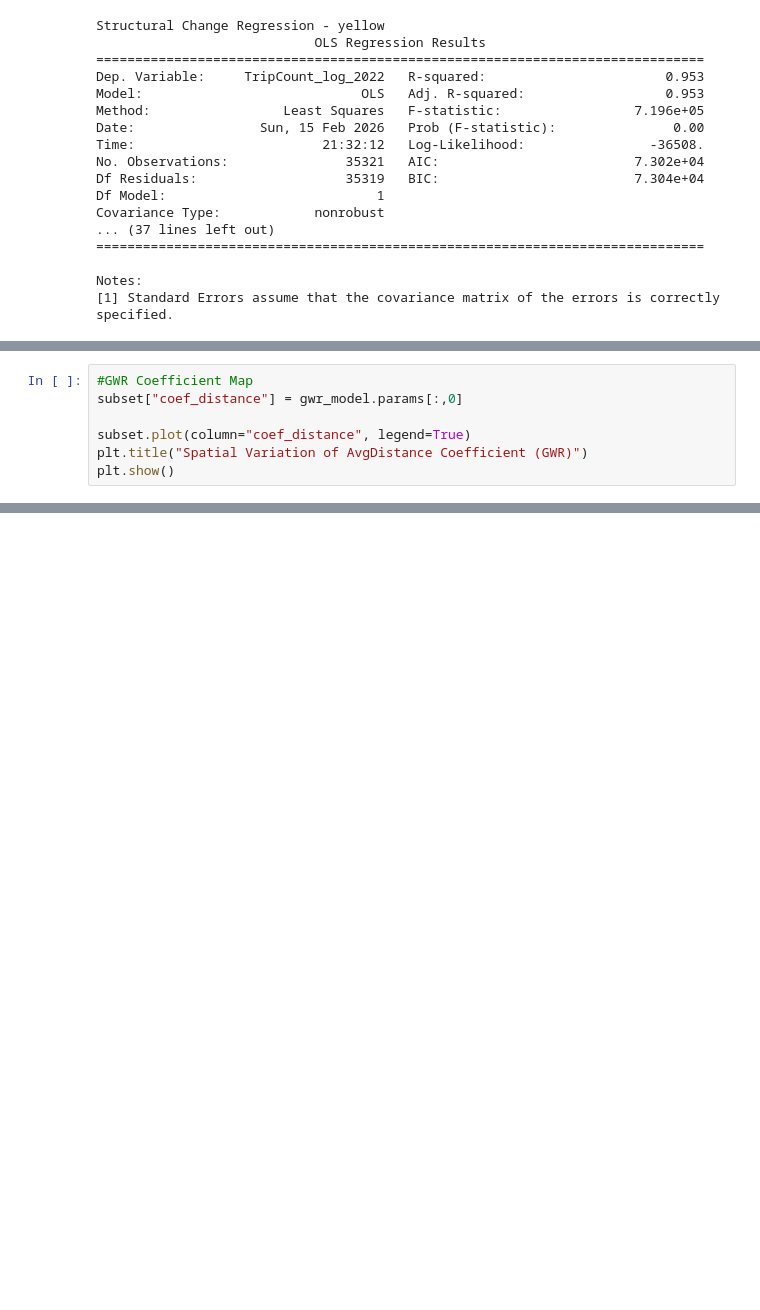
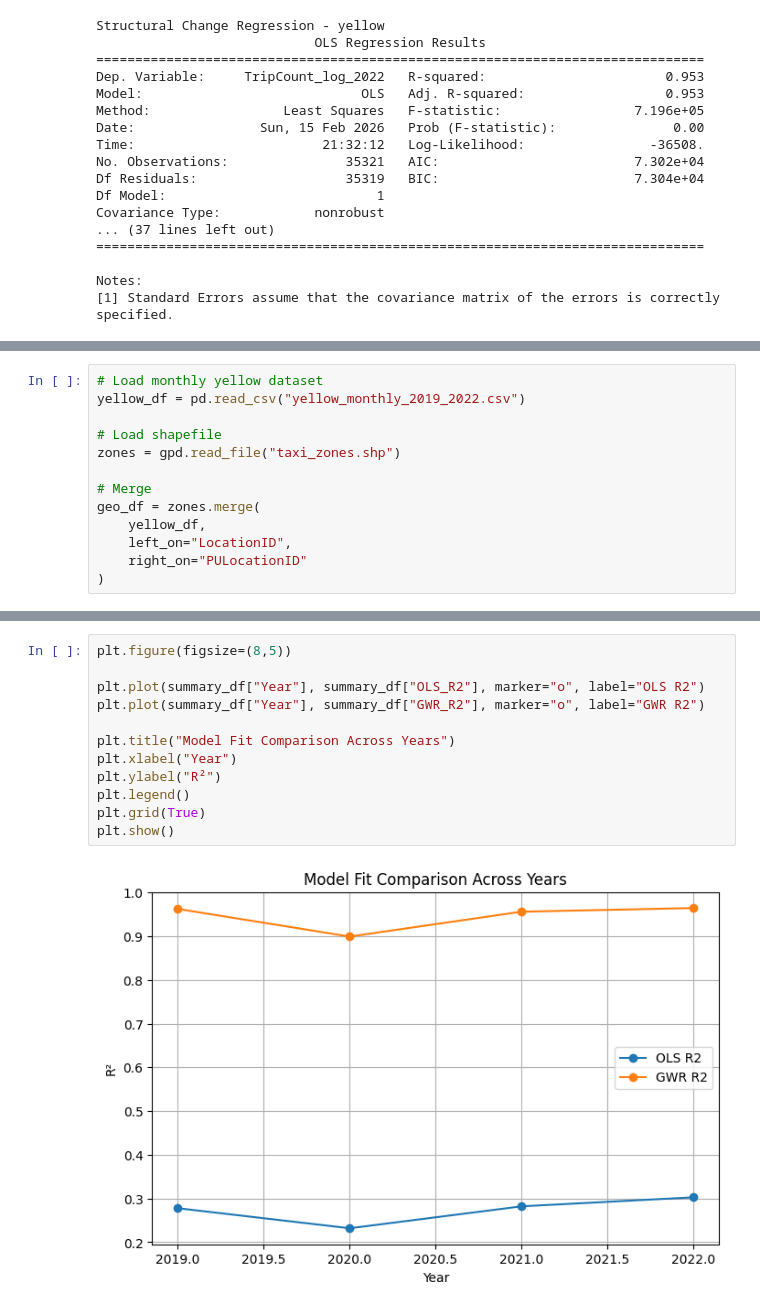
Before and after one commit to Divyareddy8/STDA-NYC-Taxi-Analysis, a Jupyter notebook: stda.ipynb, the cells around one changed output, grey strips where cells are left out. Drawn from its saved outputs; the diff is of its cells as text; blank space fills up the shorter version.

Commit message:
merged the chngs and update in task4

```diff
--- a/Task2_3.ipynb
+++ b/stda.ipynb
@@ -1088,7 +1012,0 @@ Mean Local R2: 0.4493614213702046
-# %%
-#GWR Coefficient Map
-subset["coef_distance"] = gwr_model.params[:,0]
-
-subset.plot(column="coef_distance", legend=True)
-plt.title("Spatial Variation of AvgDistance Coefficient (GWR)")
-plt.show()
@@ -1096,0 +1043,13 @@ plt.show()
+# %%
+# Load monthly yellow dataset
+yellow_df = pd.read_csv("yellow_monthly_2019_2022.csv")
+
+# Load shapefile
+zones = gpd.read_file("taxi_zones.shp")
+
+# Merge
+geo_df = zones.merge(
+    yellow_df,
+    left_on="LocationID",
+    right_on="PULocationID"
+)
@@ -1096,0 +1149,14 @@ plt.show()
+# %%
+plt.figure(figsize=(8,5))
+
+plt.plot(summary_df["Year"], summary_df["OLS_R2"], marker="o", label="OLS R2")
+plt.plot(summary_df["Year"], summary_df["GWR_R2"], marker="o", label="GWR R2")
+
+plt.title("Model Fit Comparison Across Years")
+plt.xlabel("Year")
+plt.ylabel("R²")
+plt.legend()
+plt.grid(True)
+plt.show()
+# %% [output]
+[figure, added]
```
Also changed, not shown: parts of 25 cells of this notebook, 1 other file.
